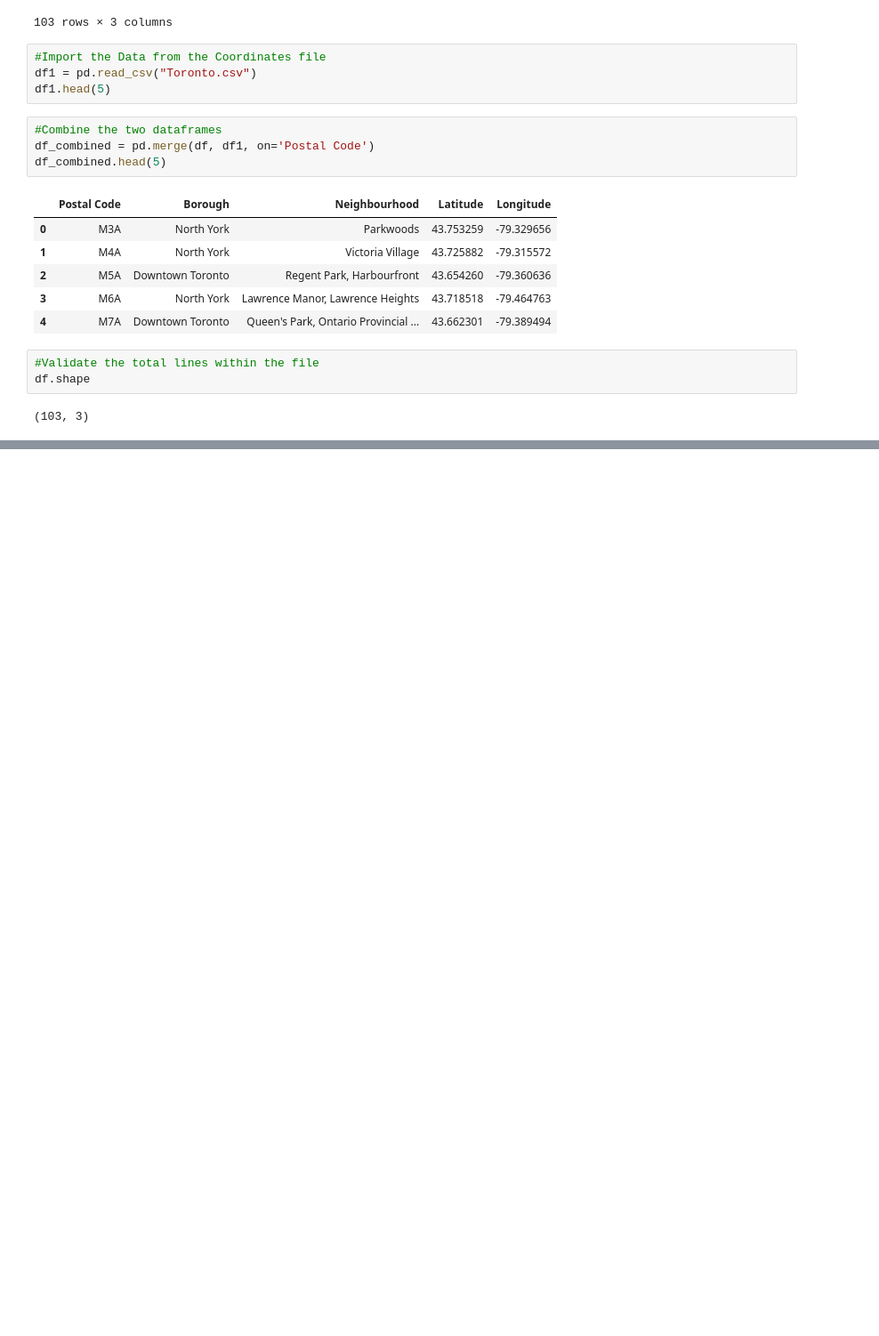
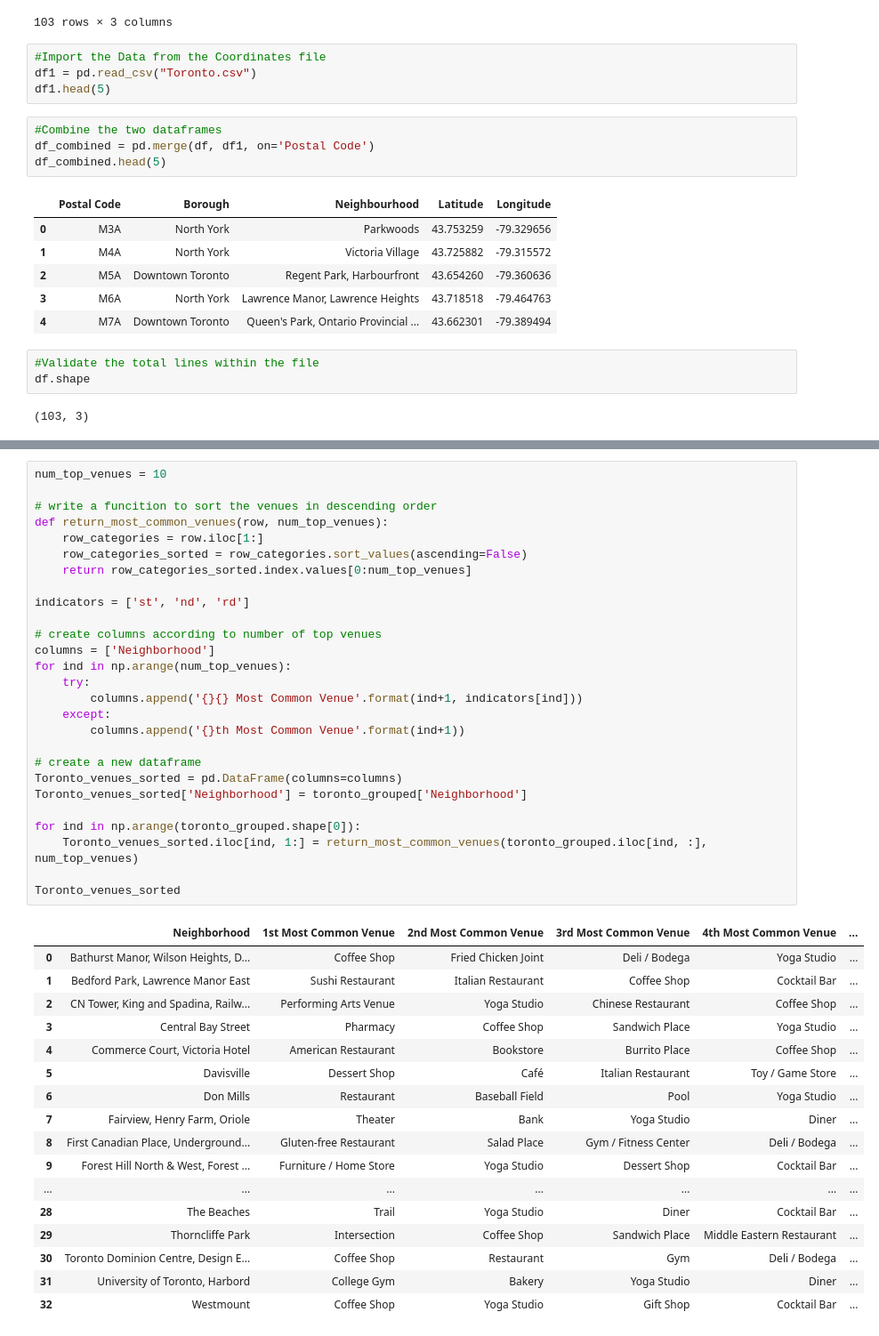
Before and after one commit to ahorvath008/Coursera_Capstone, a Jupyter notebook: Toronto_Neighborhoods.ipynb, the cells around one changed output, grey strips where cells are left out. Shown at 89% size. Cells and saved outputs as stored; diff of their text form; blank space fills up the shorter version.

```diff
--- a/Toronto_Neighborhoods.ipynb
+++ b/Toronto_Neighborhoods.ipynb
@@ -90,0 +348,45 @@ df.shape
+# %%
+num_top_venues = 10
+
+# write a funcition to sort the venues in descending order
+def return_most_common_venues(row, num_top_venues):
+    row_categories = row.iloc[1:]
+    row_categories_sorted = row_categories.sort_values(ascending=False)
+    return row_categories_sorted.index.values[0:num_top_venues]
+
+indicators = ['st', 'nd', 'rd']
+
+# create columns according to number of top venues
+columns = ['Neighborhood']
+for ind in np.arange(num_top_venues):
+    try:
+        columns.append('{}{} Most Common Venue'.format(ind+1, indicators[ind]))
+    except:
+        columns.append('{}th Most Common Venue'.format(ind+1))
+
+# create a new dataframe
+Toronto_venues_sorted = pd.DataFrame(columns=columns)
+Toronto_venues_sorted['Neighborhood'] = toronto_grouped['Neighborhood']
+
+for ind in np.arange(toronto_grouped.shape[0]):
+    Toronto_venues_sorted.iloc[ind, 1:] = return_most_common_venues(toronto_grouped.iloc[ind, :], num_top_venues)
+
+Toronto_venues_sorted
+# %% [output]
+|  | Neighborhood | 1st Most Common Venue | 2nd Most Common Venue | 3rd Most Common Venue | 4th Most Common Venue | ... |
+| 0 | Bathurst Manor, Wilson Heights, D... | Coffee Shop | Fried Chicken Joint | Deli / Bodega | Yoga Studio | ... |
+| 1 | Bedford Park, Lawrence Manor East | Sushi Restaurant | Italian Restaurant | Coffee Shop | Cocktail Bar | ... |
+| 2 | CN Tower, King and Spadina, Railw... | Performing Arts Venue | Yoga Studio | Chinese Restaurant | Coffee Shop | ... |
+| 3 | Central Bay Street | Pharmacy | Coffee Shop | Sandwich Place | Yoga Studio | ... |
+| 4 | Commerce Court, Victoria Hotel | American Restaurant | Bookstore | Burrito Place | Coffee Shop | ... |
+| 5 | Davisville | Dessert Shop | Café | Italian Restaurant | Toy / Game Store | ... |
+| 6 | Don Mills | Restaurant | Baseball Field | Pool | Yoga Studio | ... |
+| 7 | Fairview, Henry Farm, Oriole | Theater | Bank | Yoga Studio | Diner | ... |
+| 8 | First Canadian Place, Underground... | Gluten-free Restaurant | Salad Place | Gym / Fitness Center | Deli / Bodega | ... |
+| 9 | Forest Hill North & West, Forest ... | Furniture / Home Store | Yoga Studio | Dessert Shop | Cocktail Bar | ... |
+| ... | ... | ... | ... | ... | ... | ... |
+| 28 | The Beaches | Trail | Yoga Studio | Diner | Cocktail Bar | ... |
+| 29 | Thorncliffe Park | Intersection | Coffee Shop | Sandwich Place | Middle Eastern Restaurant | ... |
+| 30 | Toronto Dominion Centre, Design E... | Coffee Shop | Restaurant | Gym | Deli / Bodega | ... |
+| 31 | University of Toronto, Harbord | College Gym | Bakery | Yoga Studio | Diner | ... |
+| 32 | Westmount | Coffee Shop | Yoga Studio | Gift Shop | Cocktail Bar | ... |
```
Also changed, not shown: parts of 16 cells of this notebook.
